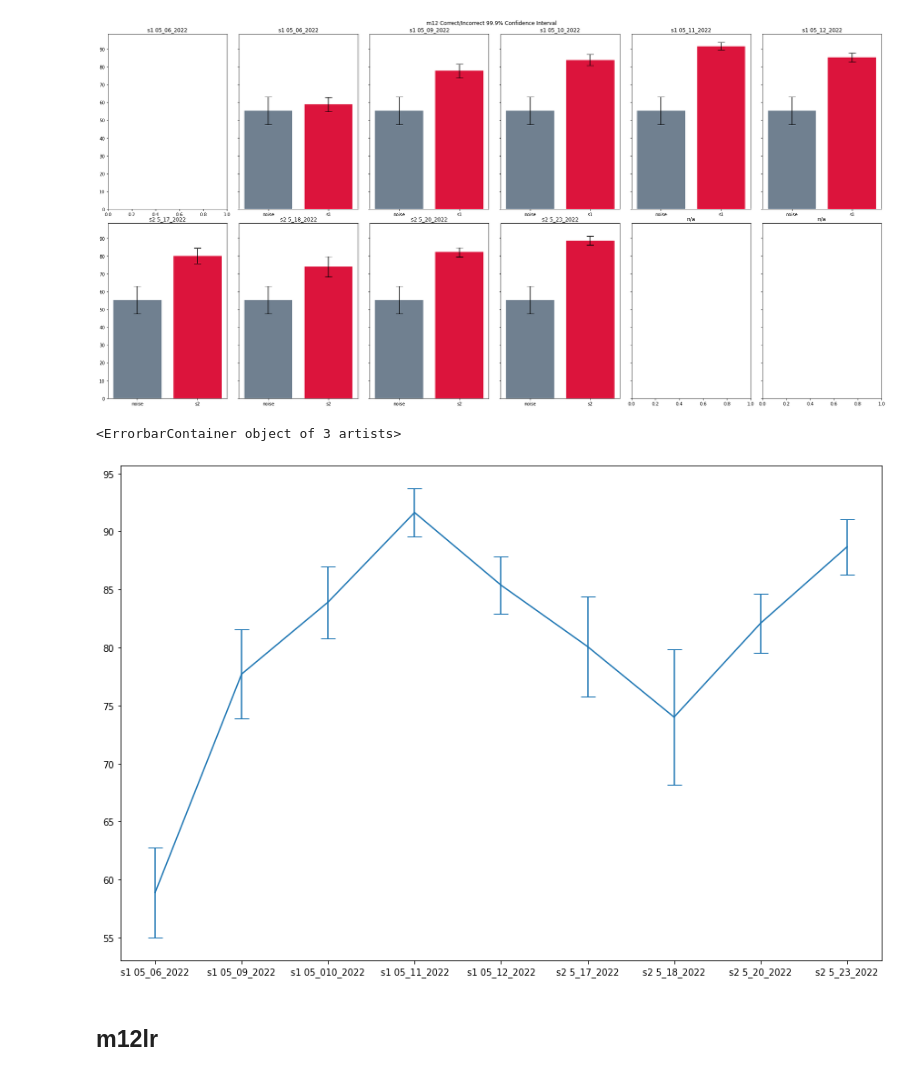
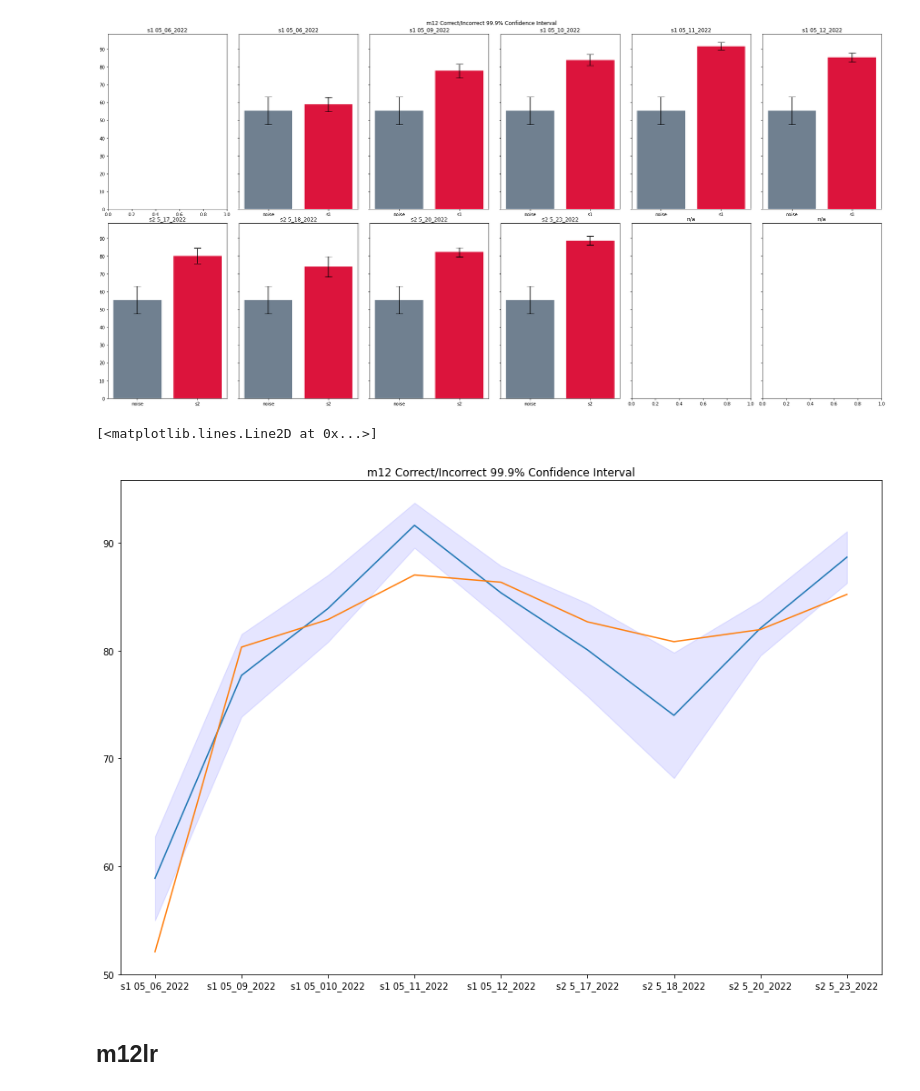
Before and after one commit to anthony0913/behavior-decoder, a Jupyter notebook: graphs.ipynb, the cells around one changed output. Drawn from its saved outputs; the diff is of its cells as text; code cells hidden in the pictures.

```diff
--- a/graphs.ipynb
+++ b/graphs.ipynb
@@ -59,16 +78,33 @@ plot(1,5, "n/a",0,0)
 # %%
 trials = ["s1 05_06_2022","s1 05_09_2022","s1 05_010_2022",
           "s1 05_11_2022","s1 05_12_2022","s2 5_17_2022","s2 5_18_2022",
           "s2 5_20_2022","s2 5_23_2022"]
 accs = [58.8889,77.7059,83.9091,91.6250,85.3636,80.0769,74.0000,82.0833,88.6667]
 stdevs = [11.8399,11.6471,9.4339,6.3567,7.5825,13.1020,17.693,7.717,7.2953]
-confs = np.vectorize(conf)
 errs = confs(stdevs)
 
-plt.figure(figsize=(15,10))
-plt.errorbar(trials, accs, yerr=errs,capsize=legs)
+fig,ax = plt.subplots(figsize=(15,10))
+ax.set_title("m12 Correct/Incorrect 99.9% Confidence Interval")
+ax.plot(trials,accs)
+ax.fill_between(trials, (accs-errs), (accs+errs), color="b", alpha=.1)
+a1 = [52.075471698113205,80.32786885245902,82.88288288288288,87.01923076923077,
+      86.34538152610442,82.67326732673267,80.83333333333333,81.9571865443425,
+      85.21400778210116]
+a2 = [97.61904761904762,97.67441860465115,91.52542372881356,87.61904761904762,
+      79.03225806451613,0,0,0,0]
+a3 = [10.79136690647482,60.86956521739131,73.07692307692307,86.40776699029125,
+      93.60000000000001,0,0,0,0]
+a4 = [0,0,0,0,0,77.56410256410257,78.37837837837837,76.88888888888889,80.55555555555556]
+a5 = [0,0,0,0,0,97.87234042553192,87.5,92.23300970873787,93.67088607594937]
+ax.plot(trials,np.array(a1))
+#ax.plot(trials,a2)
+#ax.plot(trials,a3)
+#ax.plot(trials,a4)
+#ax.plot(trials,a5)
+#plt.figure(figsize=(15,10))
+#plt.errorbar(trials, accs, yerr=errs,capsize=legs)
 # %% [output]
-<ErrorbarContainer object of 3 artists>
+[<matplotlib.lines.Line2D at 0x...>]
-[figure, old version]
+[figure, new version]
 # %% [markdown]
 ## m12lr
```
Also changed, not shown: parts of 10 cells of this notebook.
